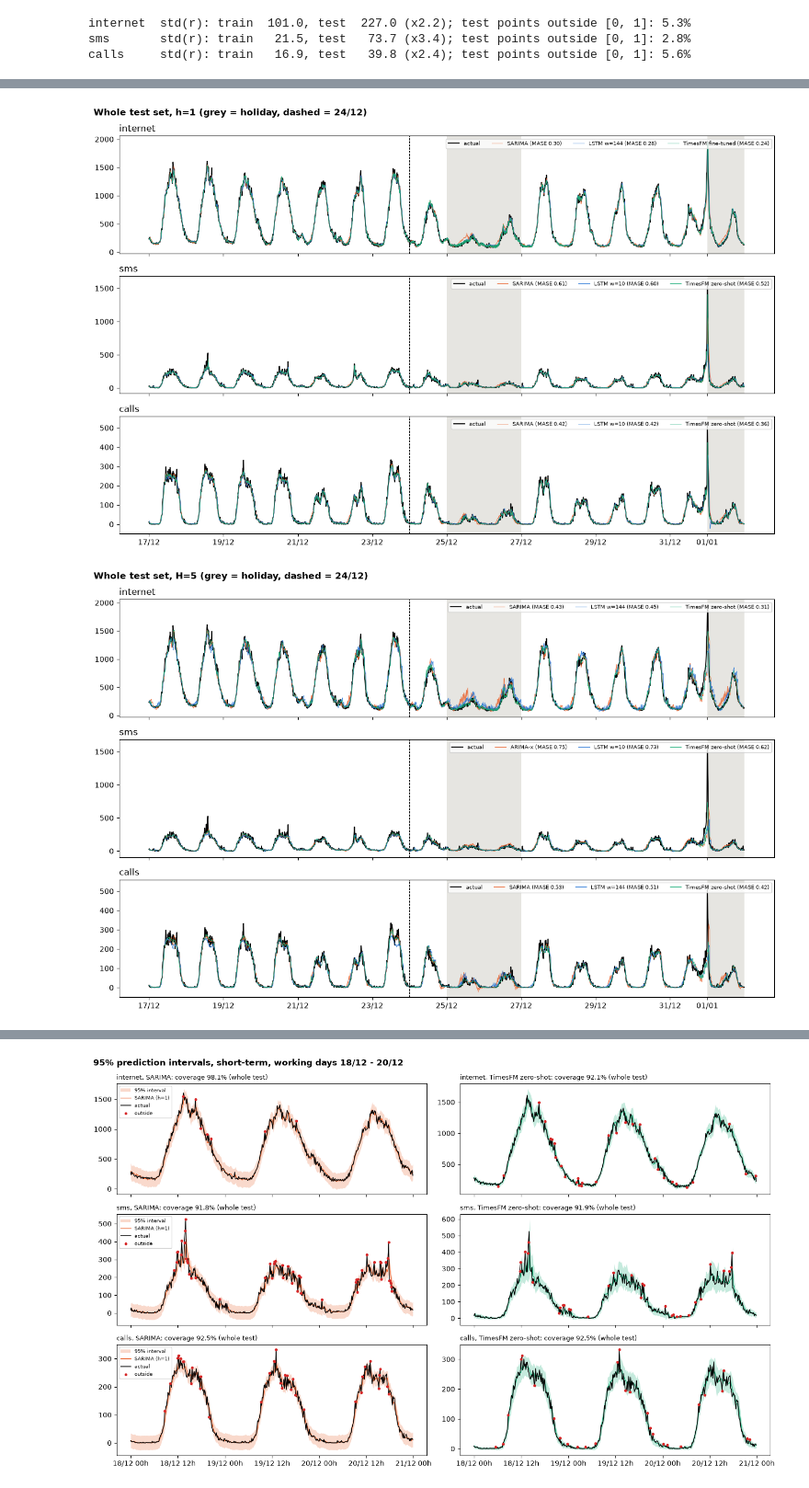
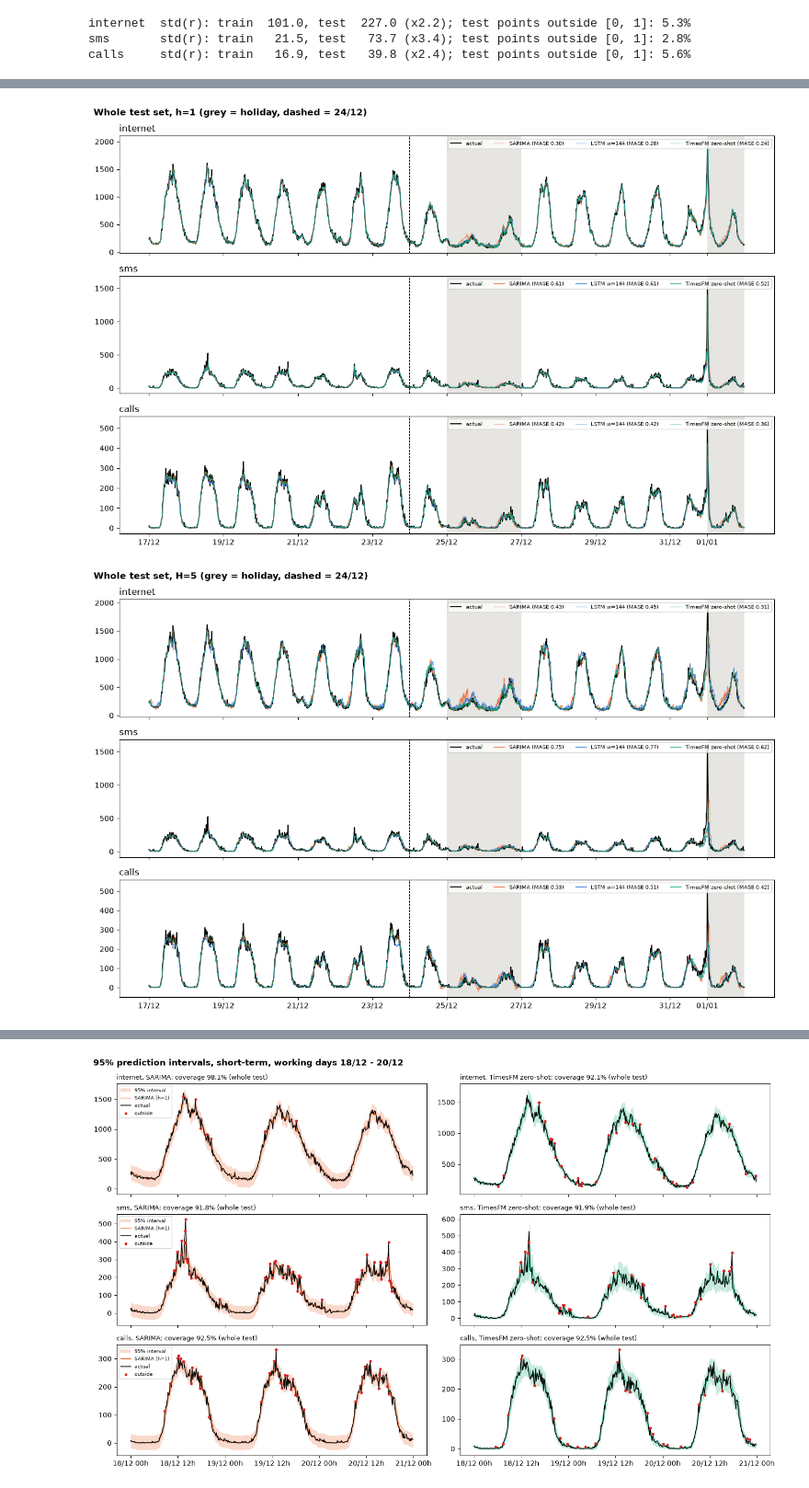
Before and after one commit to VasilisMylonas/5g-project, a Jupyter notebook: notebook.ipynb, the cells around one changed output, grey strips where cells are left out. Shown at 92% size. Saved outputs shown, nothing was run; the diff lists cells and outputs as text; code cells hidden in the pictures.

```diff
--- a/notebook.ipynb
+++ b/notebook.ipynb
@@ -758,9 +769,13 @@ FAMILIES = {"SARIMA": (None, (2, 4, 6), (0, 1)),    # name: (inputs, p values, q
             "ARIMA-x": (X_EXOG, (1, 2, 4), (0, 1))}
 
 
+def seasonal_diff(y):
+    return y[SEASON:] - y[:-SEASON]
+
+
 def make_model(y, family, p, q, X=None):
-    if family == "SARIMA":
-        return SARIMAX(y, order=(p, 0, q), seasonal_order=(0, 1, 1, SEASON), simple_differencing=True)
+    if family == "SARIMA":                         # D = 1 done by hand: the model sees z[t] = y[t] - y[t-144]
+        return SARIMAX(seasonal_diff(y), order=(p, 0, q), seasonal_order=(0, 0, 1, SEASON))
     return SARIMAX(y, exog=X, order=(p, 0, q))
 
 
@@ -830,23 +845,18 @@ H0 ότι δεν υπάρχει αυτοσυσχέτιση ως το lag $h$. Τ
 # %%
 from statsmodels.stats.diagnostic import acorr_ljungbox
-from statsmodels.tsa.statespace import kalman_filter as kf
 from scipy import stats
 
-NO_COV = (kf.MEMORY_NO_FORECAST_COV | kf.MEMORY_NO_PREDICTED_COV | kf.MEMORY_NO_FILTERED_COV |
-          kf.MEMORY_NO_SMOOTHING | kf.MEMORY_NO_GAIN)     # keep only states and errors: much less memory
 
-
-def run_filter(y, s, family, X=None):
+def filter_model(y, s, family, X=None):
     """Run the fitted model over y without changing its parameters."""
     b = BEST.loc[(s, family)]
-    return make_model(y, family, int(b["p"]), int(b["q"]), X).filter(
-        b["params"], cov_type="none", conserve_memory=NO_COV).filter_results
+    return make_model(y, family, int(b["p"]), int(b["q"]), X).filter(b["params"], cov_type="none")
 
 
 diag, RESID = [], {}
 for (s, fam), b in BEST.iterrows():
     X = FAMILIES[fam][0]
-    e = run_filter(Y[s][:n_train], s, fam, None if X is None else X[:n_train]).forecasts_error[0][2 * SEASON:]
+    e = filter_model(Y[s][:n_train], s, fam, None if X is None else X[:n_train]).resid[2 * SEASON:]
     RESID[(s, fam)] = e
     lb = acorr_ljungbox(e, lags=[10, SEASON], return_df=True)["lb_pvalue"].values
     r = acf(e, nlags=SEASON + 10)[1:]
@@ -1640,14 +1545,9 @@ rows = [{"series": s, "h": h, "model": m, **metrics(Y[s][idx], yhat, s)}
 FINAL = pd.DataFrame(rows).set_index(["series", "h", "model"])
 
 
-def best_model(s, h, ok):
-    sub = FINAL.loc[(s, h), "MASE"]
-    return sub[[m for m in sub.index if ok(m)]].idxmin()
-
-
-FAMILY = {"ARIMA family": lambda m: m in FAMILIES, "LSTM": lambda m: m.startswith("LSTM"),
-          "TimesFM": lambda m: m.startswith("TimesFM")}
-GROUP_COLOR = {"ARIMA family": "#eb6834", "LSTM": "#2a78d6", "TimesFM": "#1baf7a"}
+# The model that represents each family in the comparisons, fixed before looking at the test set
+MAIN = {"ARIMA": "SARIMA", "LSTM": "LSTM w=144", "TimesFM": "TimesFM zero-shot"}
+GROUP_COLOR = {"ARIMA": "#eb6834", "LSTM": "#2a78d6", "TimesFM": "#1baf7a"}
 
 # MASE of every model (lowest per column highlighted)
 columns = [(s, h) for s in SERIES for h in (1, 5)]
@@ -1655,14 +1555,14 @@ display(FINAL["MASE"].unstack(["series", "h"])[columns].loc[ORDER].style.format(
 
 # Per series and horizon: the two baselines and the best model of each family, with every metric
 show = [(s, h, m) for s, h in columns
-        for m in ["Naive", "Seasonal naive"] + [best_model(s, h, ok) for ok in FAMILY.values()]]
+        for m in ["Naive", "Seasonal naive", *MAIN.values()]]
 display(FINAL.loc[show].style.format({"RMSE": "{:.1f}", "MAE": "{:.1f}", "MAPE %": "{:.1f}",
                                       "WAPE %": "{:.1f}", "MASE": "{:.3f}"}))
 
 # Why MAPE misbehaves: how many test values are (close to) zero, and the MAPE on them
 for s in SERIES:
     y = Y[s][n_train:]
-    m = best_model(s, 1, FAMILY["TimesFM"])
+    m = MAIN["TimesFM"]
     ape = np.abs(y - PRED[(s, 1)][m][1]) / np.where(y > 0, y, np.nan)
     print(f"{s:9s} test values = 0: {np.sum(y == 0):3d}, < 1: {np.sum(y < 1):3d} | MAPE ({m}, h=1): "
           f"on y < 1 {100 * np.nanmean(ape[y < 1]):7.0f}%, on y >= 1 {100 * np.nanmean(ape[y >= 1]):5.1f}%")
@@ -1830,8 +1717,0 @@ test με το καλύτερο μοντέλο κάθε οικογένειας,
-# %%
-# MASE per lead step (H=5): how fast does the error grow?
-lead = {}
-for s in SERIES:
-    for m in ["Naive", *FAMILIES, best_model(s, 5, FAMILY["LSTM"]), "TimesFM zero-shot"]:
-        idx, yhat = PRED[(s, 5)][m]
-        lead[(s, m)] = np.abs(Y[s][idx] - yhat).reshape(-1, H_LONG).mean(axis=0) / MASE_SCALE[s]
-pd.DataFrame(lead, index=[f"lead {j+1}" for j in range(H_LONG)]).T.round(3)
@@ -1855,22 +1718,21 @@ pd.DataFrame(lead, index=[f"lead {j+1}" for j in range(H_LONG)]).T.round(3)
 # %%
 # Whole test set, best model of each family
 for h in (1, 5):
     fig, axes = plt.subplots(len(SERIES), 1, figsize=(13, 8.5), sharex=True)
     for ax, s in zip(axes, SERIES):
         ax.plot(df.index[n_train:], Y[s][n_train:], color="k", lw=1.3, label="actual")
-        for fam, ok in FAMILY.items():
-            m = best_model(s, h, ok)
+        for fam, m in MAIN.items():
             idx, yhat = PRED[(s, h)][m]
             ax.plot(df.index[idx], yhat, color=GROUP_COLOR[fam], lw=0.7, alpha=0.9,
                     label=f"{m} (MASE {FINAL.loc[(s, h, m), 'MASE']:.2f})")
         for d in HOLIDAYS[HOLIDAYS >= df.index[n_train]]:
             ax.axvspan(d, d + pd.Timedelta("1D"), color="#e6e5e1", lw=0)
         ax.axvline(pd.Timestamp("2013-12-24"), color="k", lw=0.8, ls="--")
         ax.set_title(s, loc="left"); ax.legend(fontsize=7.5, ncol=4, loc="upper right")
     axes[-1].xaxis.set_major_formatter(mdates.DateFormatter("%d/%m"))
     fig.suptitle(f"Whole test set, {'h=1' if h == 1 else 'H=5'} (grey = holiday, dashed = 24/12)",
                  x=0.01, ha="left", fontweight="bold")
     fig.tight_layout(); plt.show()
 # %% [output]
-[figure, old version]
+[figure, new version]
 [figure]
```
Also changed, not shown: parts of 62 cells of this notebook.
